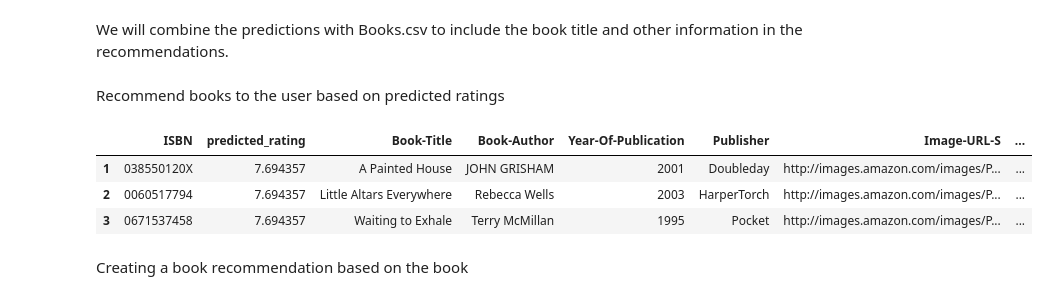
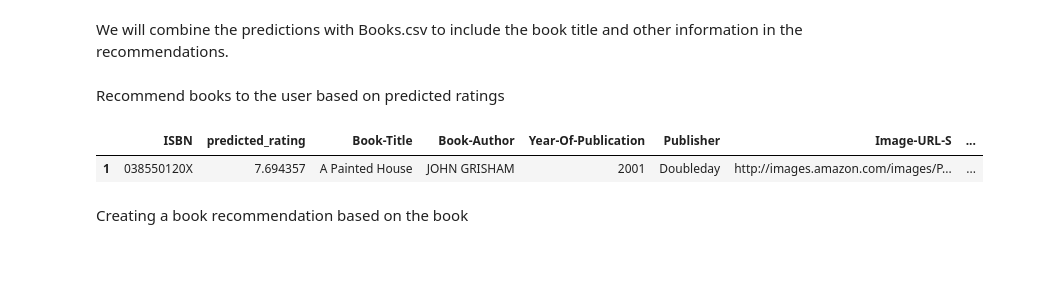
Before and after one commit to MuhammadAbbas99/recommendation_analysis, a Jupyter notebook: book_reco_improved.ipynb, the cells around one changed output. Saved outputs shown, nothing was run; the diff lists cells and outputs as text; code cells hidden in the pictures; blank space fills up the shorter version.

```diff
--- a/book_reco_improved.ipynb
+++ b/book_reco_improved.ipynb
@@ -337,7 +337,7 @@ user-specific recommendations
 similar books searched by book.
 We import Books.csv to display the recommended book titles and other metadata.
 # %%
-books = pd.read_csv("Books.csv", dtype=str)
+books = pd.read_csv("Books_1.csv", dtype=str)
 books.head()
 # %% [output]
 |  | ISBN | Book-Title | Book-Author | Year-Of-Publication | Publisher | Image-URL-S | Image-URL-M | ... |
@@ -359,25 +359,25 @@ books['ISBN'] = (
 Recommend books to the user based on predicted ratings
 # %%
 def recommend_books_for_user(algo, df_filtered, books, user_id, n=10):
-    # Kaikki ISBN datasetissä
+    # All ISBNs in the dataset
     all_items = df_filtered['item'].unique()
 
-    # Kirjat jotka käyttäjä on jo arvostellut
+    # Books that the user has already rated
     rated_items = set(df_filtered[df_filtered['user'] == user_id]['item'])
 
-    # Kirjat joita käyttäjä ei ole arvostellut
+    # Books that the user has not rated
     items_to_predict = [iid for iid in all_items if iid not in rated_items]
 
-    # Ennuste jokaiselle lopulle kirjalle
+    # Prediction for each remaining book
     predictions = [algo.predict(user_id, iid) for iid in items_to_predict]
 
-    # Järjestetään suurimman arvioidun ratingin mukaan
+    # Sort by the highest estimated rating
     predictions.sort(key=lambda x: x.est, reverse=True)
 
-    # Otetaan vain n parasta
+    # Take only the top n
     top_n = predictions[:n]
 
-    # Muutetaan DataFrameksi
+    # Convert to DataFrame
     recs = pd.DataFrame([{
         "ISBN": pred.iid,
         "predicted_rating": pred.est
@@ -385,21 +385,19 @@ def recommend_books_for_user(algo, df_filtered, books, user_id, n=10):
 
     recs = recs.merge(books, on="ISBN", how="left")
 
-    # Poistetaan kirjat jotka eivät löytyneet Books.csv:stä
+    # Remove books that were not found in Books.csv
     recs = recs.dropna(subset=["Book-Title"])
 
-    # Jos tulee NaN kirjoja luodaan ilmoitus
-    recs['Book-Title'] = recs['Book-Title'].fillna("Kirjaa ei löytynyt metadatasta")
+    # If there are NaN book titles, create a placeholder message
+    recs['Book-Title'] = recs['Book-Title'].fillna("Book not found in metadata")
 
     return recs
 # %%
-result = recommend_books_for_user(algo, df_filtered, books, user_id="276737", n=4)
+result = recommend_books_for_user(algo, df_filtered, books, user_id="188180", n=4)
 result
 # %% [output]
 |  | ISBN | predicted_rating | Book-Title | Book-Author | Year-Of-Publication | Publisher | Image-URL-S | ... |
 | 1 | 038550120X | 7.694357 | A Painted House | JOHN GRISHAM | 2001 | Doubleday | http://images.amazon.com/images/P... | ... |
-| 2 | 0060517794 | 7.694357 | Little Altars Everywhere | Rebecca Wells | 2003 | HarperTorch | http://images.amazon.com/images/P... | ... |
-| 3 | 0671537458 | 7.694357 | Waiting to Exhale | Terry McMillan | 1995 | Pocket | http://images.amazon.com/images/P... | ... |
 # %% [markdown]
 Creating a book recommendation based on the book
 # %%
```
Also changed, not shown: parts of 4 cells of this notebook, 5 other files.
